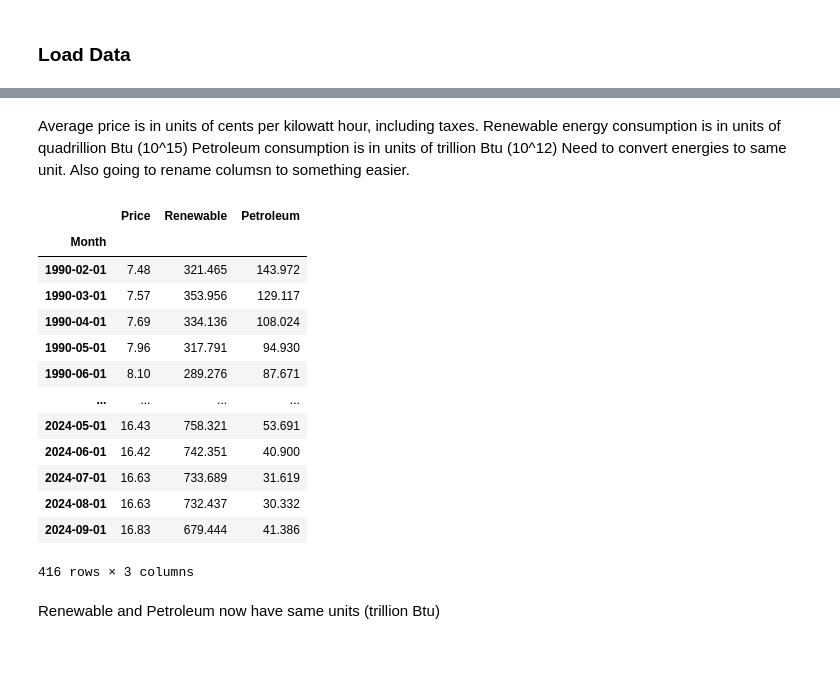
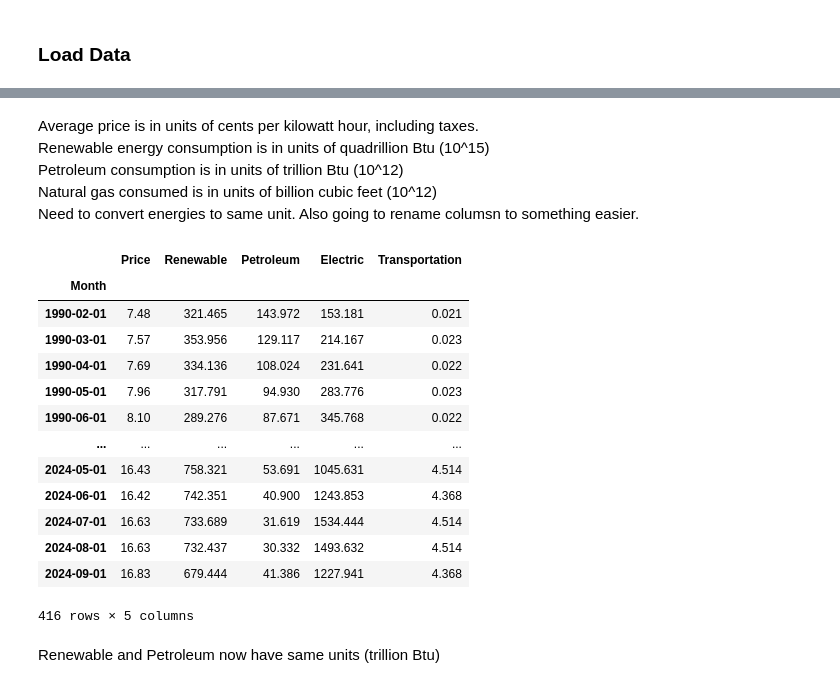
Before and after one commit to bktakacs/springboard_dsc_capstone3, a Jupyter notebook: pp-model.ipynb, the cells around one changed output, grey strips where cells are left out. Drawn from its saved outputs; the diff is of its cells as text; code cells hidden in the pictures; blank space fills up the shorter version.

Commit message:
renamed columns

```diff
--- a/pp-model.ipynb
+++ b/pp-model.ipynb
@@ -38,28 +38,29 @@ df
 # %% [markdown]
-Average price is in units of cents per kilowatt hour, including taxes.
-Renewable energy consumption is in units of quadrillion Btu (10^15)
-Petroleum consumption is in units of trillion Btu (10^12)
+Average price is in units of cents per kilowatt hour, including taxes.\
+Renewable energy consumption is in units of quadrillion Btu (10^15)\
+Petroleum consumption is in units of trillion Btu (10^12)\
+Natural gas consumed is in units of billion cubic feet (10^12)\
 Need to convert  energies to same unit.
 Also going to rename columsn to something easier.
 # %%
-df.rename(columns={'Average Price of Electricity to Ultimate Customers, Residential':'Price', 'Total Renewable Energy Consumption':'Renewable', 'Total Petroleum Consumed by the Residential Sector':'Petroleum'}, inplace=True)
+df.rename(columns={'Average Price of Electricity to Ultimate Customers, Residential':'Price', 'Total Renewable Energy Consumption':'Renewable', 'Total Petroleum Consumed by the Residential Sector':'Petroleum', 'Natural Gas Consumed by the Electric Power Sector':'Electric', 'Natural Gas Consumed by the Transportation Sector, Vehicle Fuel':'Transportation'}, inplace=True)
 df.Renewable *= 1e3
 df
 # %% [output]
-|  | Price | Renewable | Petroleum |
-| Month |  |  |  |
-| 1990-02-01 | 7.48 | 321.465 | 143.972 |
-| 1990-03-01 | 7.57 | 353.956 | 129.117 |
-| 1990-04-01 | 7.69 | 334.136 | 108.024 |
-| 1990-05-01 | 7.96 | 317.791 | 94.930 |
-| 1990-06-01 | 8.10 | 289.276 | 87.671 |
-| ... | ... | ... | ... |
-| 2024-05-01 | 16.43 | 758.321 | 53.691 |
-| 2024-06-01 | 16.42 | 742.351 | 40.900 |
-| 2024-07-01 | 16.63 | 733.689 | 31.619 |
-| 2024-08-01 | 16.63 | 732.437 | 30.332 |
-| 2024-09-01 | 16.83 | 679.444 | 41.386 |
+|  | Price | Renewable | Petroleum | Electric | Transportation |
+| Month |  |  |  |  |  |
+| 1990-02-01 | 7.48 | 321.465 | 143.972 | 153.181 | 0.021 |
+| 1990-03-01 | 7.57 | 353.956 | 129.117 | 214.167 | 0.023 |
+| 1990-04-01 | 7.69 | 334.136 | 108.024 | 231.641 | 0.022 |
+| 1990-05-01 | 7.96 | 317.791 | 94.930 | 283.776 | 0.023 |
+| 1990-06-01 | 8.10 | 289.276 | 87.671 | 345.768 | 0.022 |
+| ... | ... | ... | ... | ... | ... |
+| 2024-05-01 | 16.43 | 758.321 | 53.691 | 1045.631 | 4.514 |
+| 2024-06-01 | 16.42 | 742.351 | 40.900 | 1243.853 | 4.368 |
+| 2024-07-01 | 16.63 | 733.689 | 31.619 | 1534.444 | 4.514 |
+| 2024-08-01 | 16.63 | 732.437 | 30.332 | 1493.632 | 4.514 |
+| 2024-09-01 | 16.83 | 679.444 | 41.386 | 1227.941 | 4.368 |
-416 rows × 3 columns
+416 rows × 5 columns
 # %% [markdown]
 Renewable and Petroleum now have same units (trillion Btu)
 # %% [markdown]
```
Also changed, not shown: parts of 2 cells of this notebook.
